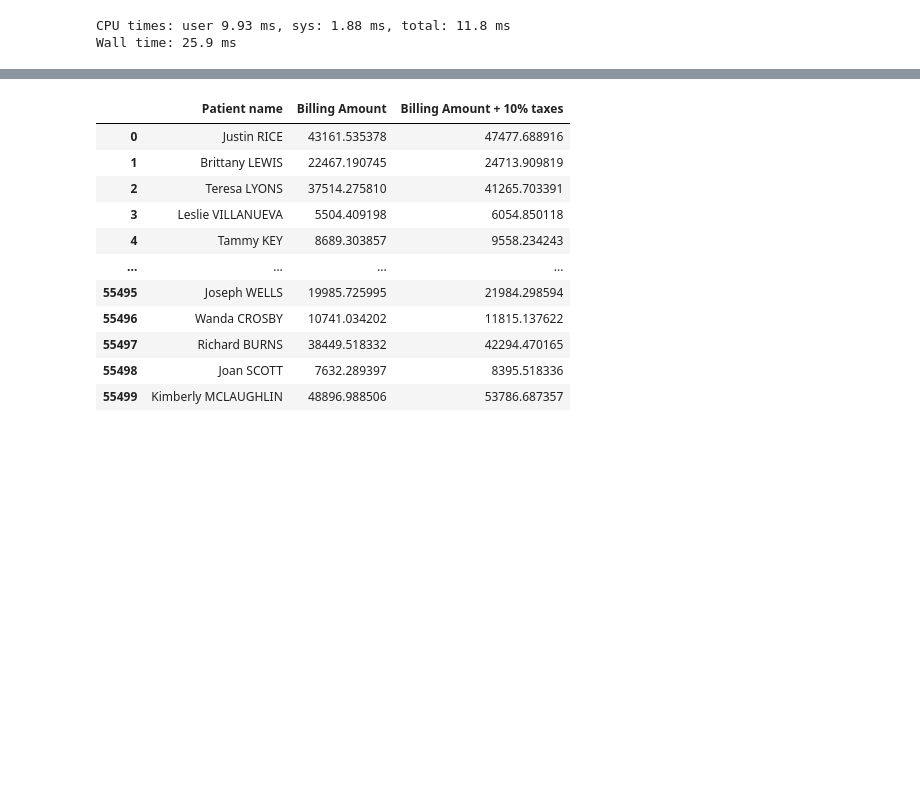
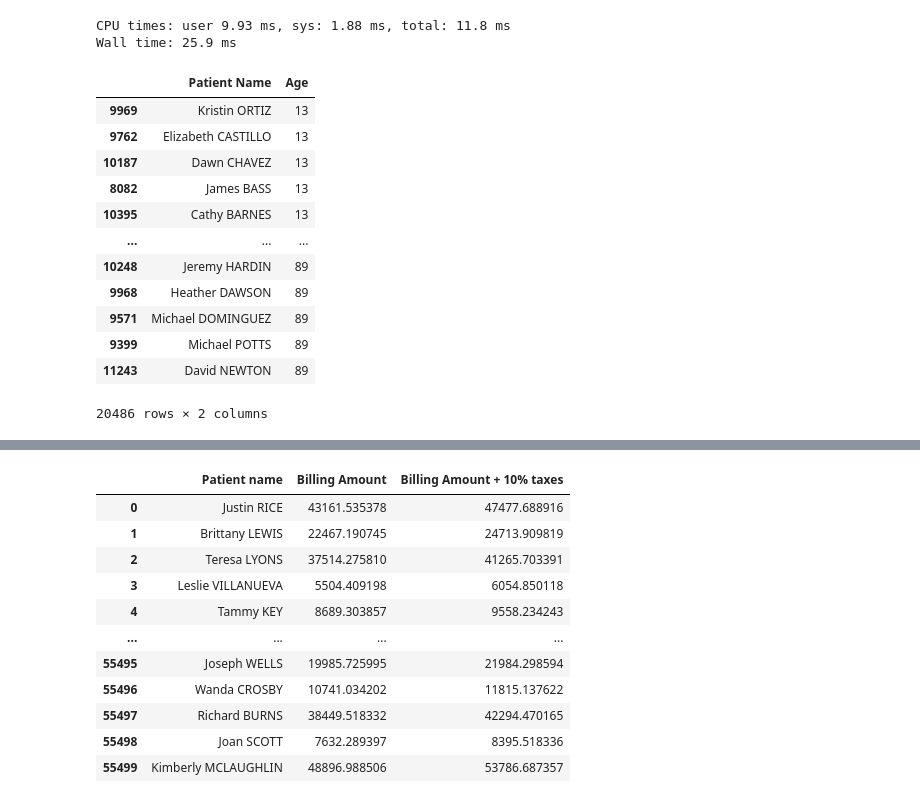
Before and after one commit to turing-db/turingdb-examples, a Jupyter notebook: examples/notebooks/public_version/healthcare_dataset.ipynb, the cells around one changed output, grey strips where cells are left out. Cells and saved outputs as stored; diff of their text form; code cells hidden in the pictures; blank space fills up the shorter version.

```diff
--- a/examples/notebooks/public_version/healthcare_dataset.ipynb
+++ b/examples/notebooks/public_version/healthcare_dataset.ipynb
@@ -782,3 +782,33 @@ else:
 11071 rows × 3 columns
 CPU times: user 9.93 ms, sys: 1.88 ms, total: 11.8 ms
 Wall time: 25.9 ms
+# %%
+%%time
+
+# Get junior and senior patients
+command = """
+MATCH (p:Patient)
+WHERE p.Age < 18
+OR p.Age > 60
+RETURN p.displayName, p.Age
+"""
+df = client.query(command)
+if df.empty:
+    print("No result found")
+else:
+    df.columns = ["Patient Name", "Age"]
+    display(df.sort_values("Age"))
+# %% [output]
+|  | Patient Name | Age |
+| 9969 | Kristin ORTIZ | 13 |
+| 9762 | Elizabeth CASTILLO | 13 |
+| 10187 | Dawn CHAVEZ | 13 |
+| 8082 | James BASS | 13 |
+| 10395 | Cathy BARNES | 13 |
+| ... | ... | ... |
+| 10248 | Jeremy HARDIN | 89 |
+| 9968 | Heather DAWSON | 89 |
+| 9571 | Michael DOMINGUEZ | 89 |
+| 9399 | Michael POTTS | 89 |
+| 11243 | David NEWTON | 89 |
+20486 rows × 2 columns
```
Also changed, not shown: parts of 9 cells of this notebook, 2 other files.
